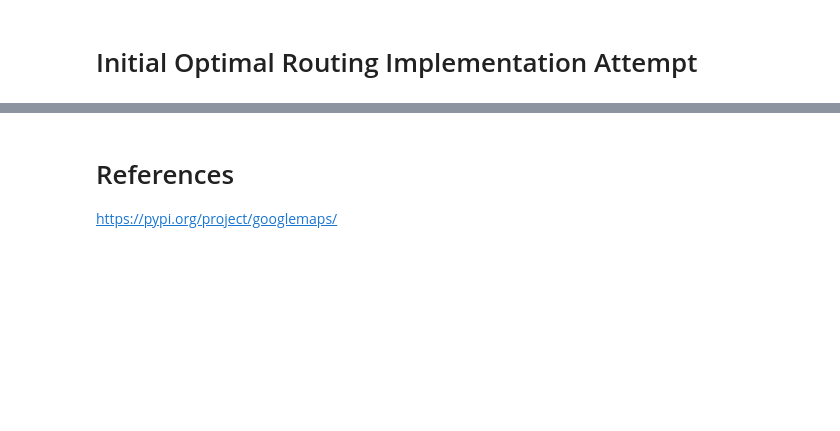
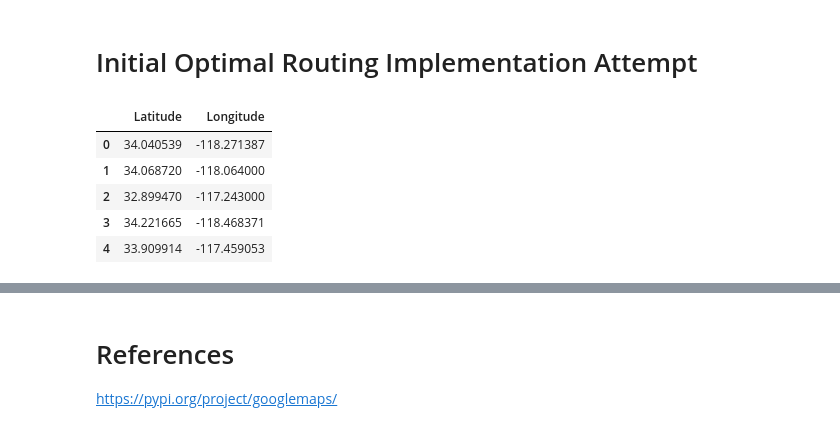
Before and after one commit to kyledbrooks/dsci560-project, a Jupyter notebook: notebooks/optimal_routing.ipynb, the cells around one changed output, grey strips where cells are left out. Saved outputs shown, nothing was run; the diff lists cells and outputs as text; code cells hidden in the pictures; blank space fills up the shorter version.

```diff
--- a/notebooks/optimal_routing.ipynb
+++ b/notebooks/optimal_routing.ipynb
@@ -145,3 +160,12 @@ folium_map
 #
 # %% [markdown]
 # Initial Optimal Routing Implementation Attempt
+# %%
+coords.head()
+# %% [output]
+|  | Latitude | Longitude |
+| 0 | 34.040539 | -118.271387 |
+| 1 | 34.068720 | -118.064000 |
+| 2 | 32.899470 | -117.243000 |
+| 3 | 34.221665 | -118.468371 |
+| 4 | 33.909914 | -117.459053 |
```
Also changed, not shown: parts of 8 cells of this notebook.
